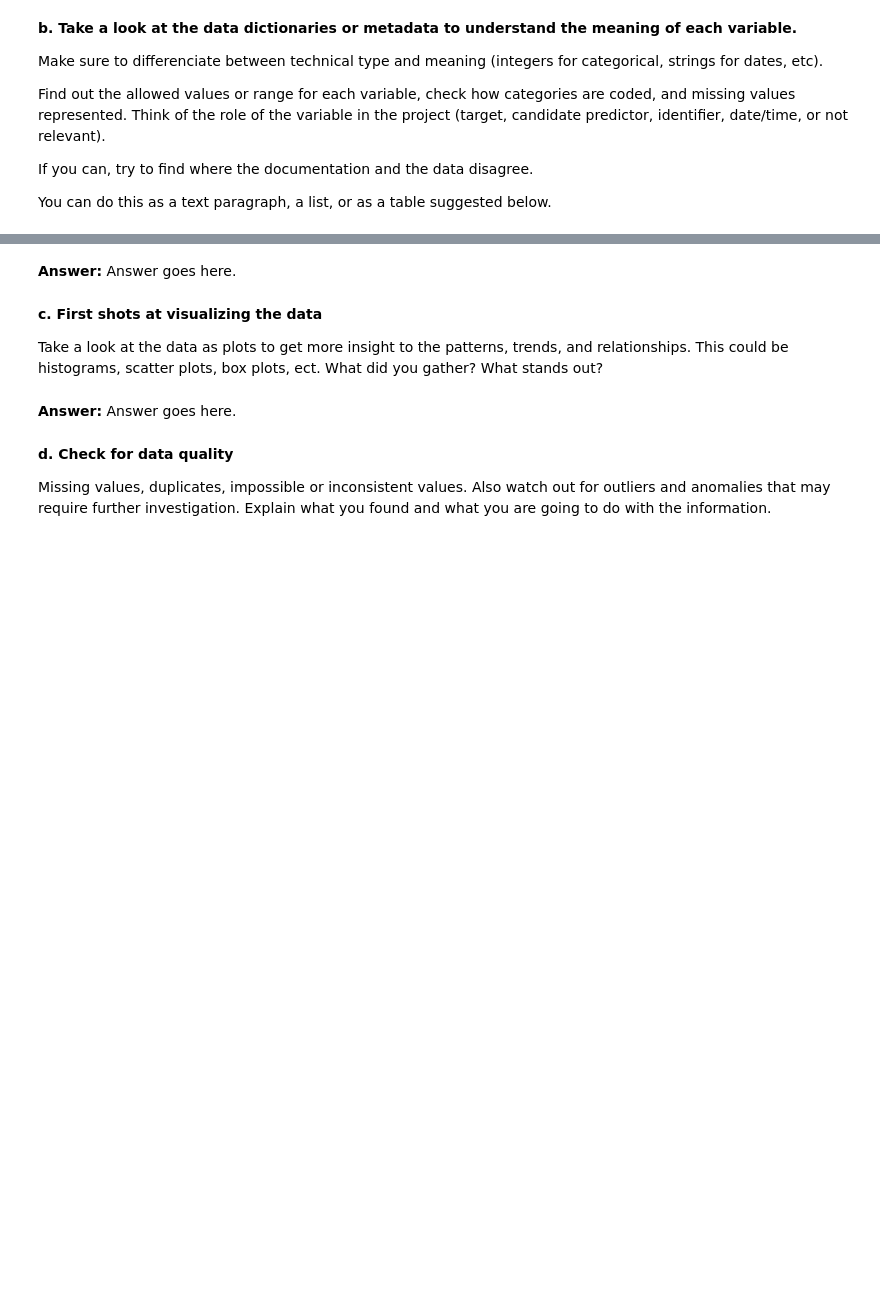
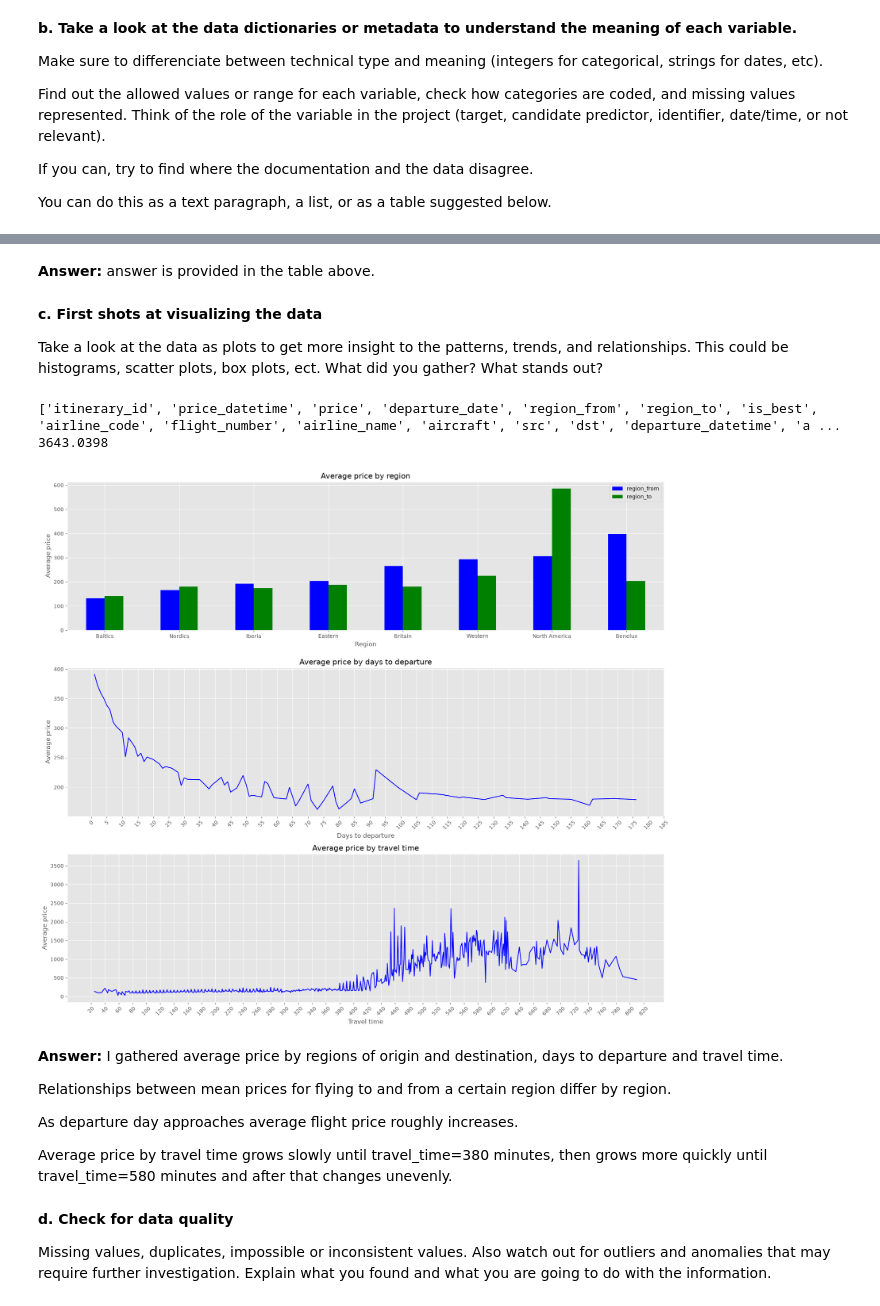
Before and after one commit to NazarZavrinUT/Introduction_to_Data_Science_project, a Jupyter notebook: IDS2026_HW07.ipynb, the cells around one changed output, grey strips where cells are left out. Drawn from its saved outputs; the diff is of its cells as text; code cells hidden in the pictures; blank space fills up the shorter version.

```diff
--- a/IDS2026_HW07.ipynb
+++ b/IDS2026_HW07.ipynb
@@ -148,13 +333,51 @@ You can do this as a text paragraph, a list, or as a table suggested below.
 # %% [markdown]
-**Answer:** Answer goes here.
+**Answer:** answer is provided in the table above.
 # %% [markdown]
 **c. First shots at visualizing the data**
 
 Take a look at the data as plots to get more insight to the patterns, trends, and relationships. This could be histograms, scatter plots, box plots, ect. What did you gather? What stands out?
+# %%
+import numpy as np
+import matplotlib.pyplot as plt
+%matplotlib inline
+plt.style.use("ggplot")
 # %%
-## TODO
+print(data.columns.to_list())
+fig, axes = plt.subplots(3, 1, figsize=(17, 15))
+# region_from, region_to -> mean price
+pd.DataFrame({
+    'region_from': data.groupby('region_from')['price'].mean(),
+    'region_to':   data.groupby('region_to')['price'].mean(),
+}).sort_values('region_from').plot.bar(ax=axes[0], color=['blue', 'green'], rot=0,
+    xlabel='Region', ylabel='Average price', title='Average price by region')
+# days_to_departure -> mean price
+days_to_departure_price = data.groupby('days_to_departure')['price'].mean()
+days_to_departure_price.plot(ax=axes[1], color='blue', grid=True,
+    xticks=np.arange(0, days_to_departure_price.index.max() + 10, 5), rot=45,
+    xlabel='Days to departure', ylabel='Average price', title='Average price by days to departure')
+# travel_time -> mean price
+travel_time_price = data.groupby('travel_time')['price'].mean()
+travel_time_price.plot(ax=axes[2], color='blue', grid=True,
+    xticks=np.arange(int(np.floor(travel_time_price.index.min() / 20) * 20),
+                    int(np.ceil(travel_time_price.index.max() / 20) * 20) + 1,
+                    20), rot=45,
+                    xlabel='Travel time', ylabel='Average price', title='Average price by travel time')
+print(travel_time_price.max())
+fig.tight_layout()
+plt.show()
+# %% [output]
+['itinerary_id', 'price_datetime', 'price', 'departure_date', 'region_from', 'region_to', 'is_best', 'airline_code', 'flight_number', 'airline_name', 'aircraft', 'src', 'dst', 'departure_datetime', 'a ...
+3643.0398
+[figure, added]
 # %% [markdown]
-**Answer:** Answer goes here.
+**Answer:**
+I gathered average price by regions of origin and destination, days to departure and travel time.
+
+Relationships between mean prices for flying to and from a certain region differ by region.
+
+As departure day approaches average flight price roughly increases.
+
+Average price by travel time grows slowly until travel_time=380 minutes, then grows more quickly until travel_time=580 minutes and after that changes unevenly.
 # %% [markdown]
 **d. Check for data quality**
 
```
Also changed, not shown: parts of 15 cells of this notebook.
